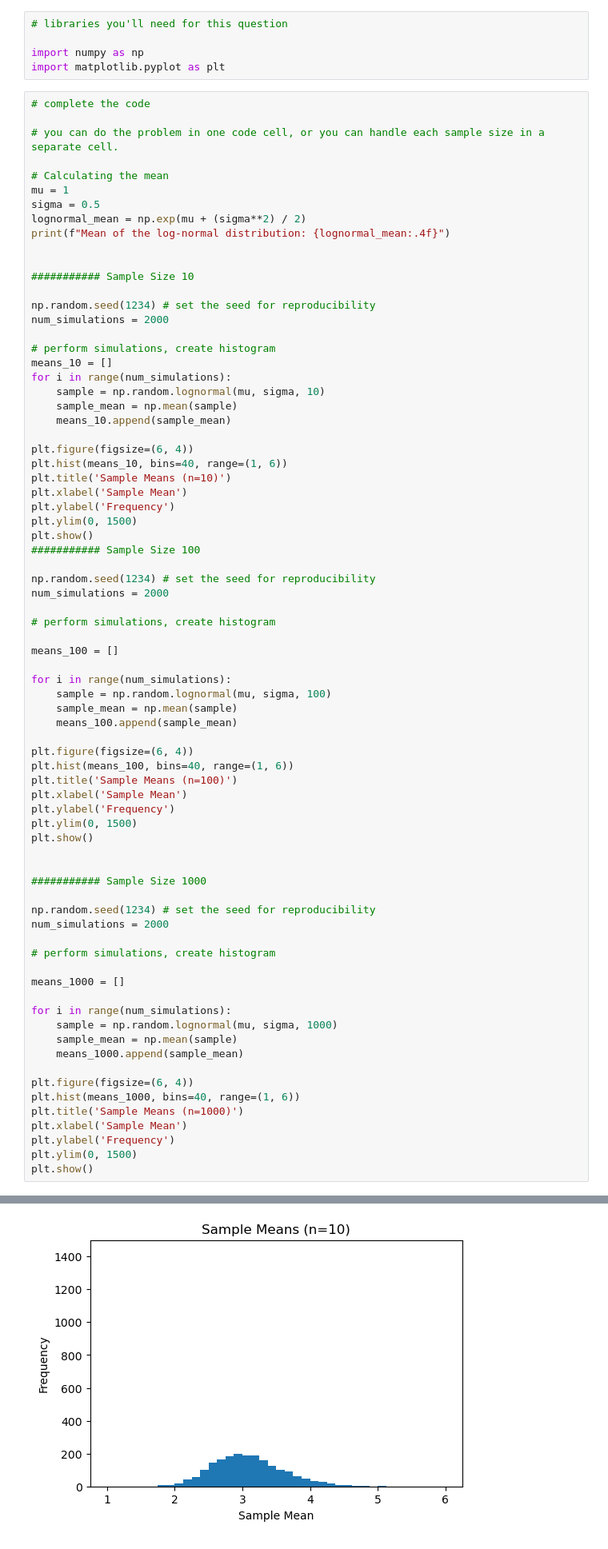
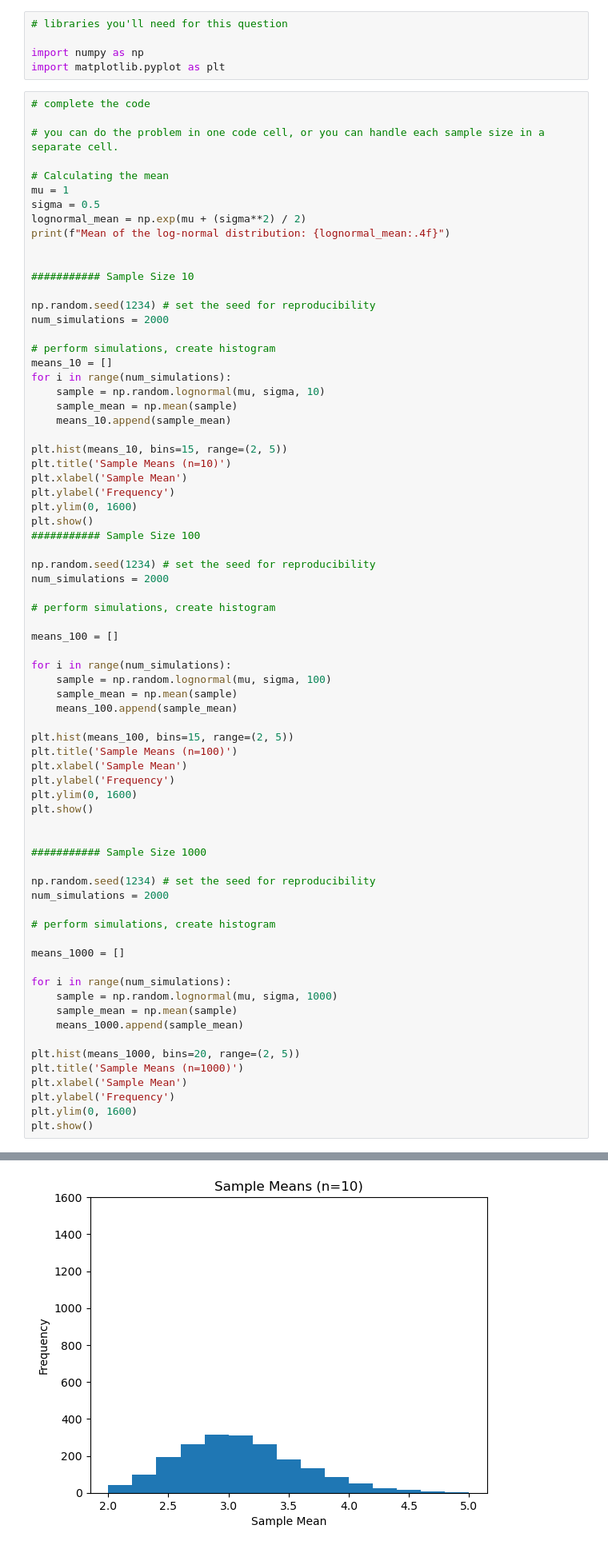
Before and after one commit to AlecAnghel/datasci151spring2026, a Jupyter notebook: _assignments/assignment_5/Assignment5.ipynb, the cells around one changed output, grey strips where cells are left out. Shown at 80% size. Saved outputs shown, nothing was run; the diff lists cells and outputs as text.

```diff
--- a/_assignments/assignment_5/Assignment5.ipynb
+++ b/_assignments/assignment_5/Assignment5.ipynb
@@ -71,12 +71,11 @@ for i in range(num_simulations):
     sample_mean = np.mean(sample)
     means_10.append(sample_mean)
 
-plt.figure(figsize=(6, 4))
-plt.hist(means_10, bins=40, range=(1, 6))
+plt.hist(means_10, bins=15, range=(2, 5))
 plt.title('Sample Means (n=10)')
 plt.xlabel('Sample Mean')
 plt.ylabel('Frequency')
-plt.ylim(0, 1500)
+plt.ylim(0, 1600)
 plt.show()
 ########### Sample Size 100
 
@@ -91,37 +90,35 @@ for i in range(num_simulations):
     sample = np.random.lognormal(mu, sigma, 100)
     sample_mean = np.mean(sample)
     means_100.append(sample_mean)
 
-plt.figure(figsize=(6, 4))
-plt.hist(means_100, bins=40, range=(1, 6))
+plt.hist(means_100, bins=15, range=(2, 5))
 plt.title('Sample Means (n=100)')
 plt.xlabel('Sample Mean')
 plt.ylabel('Frequency')
-plt.ylim(0, 1500)
+plt.ylim(0, 1600)
 plt.show()
 
 
 ########### Sample Size 1000
 
 np.random.seed(1234) # set the seed for reproducibility
 num_simulations = 2000
 
 # perform simulations, create histogram
 
 means_1000 = []
 
 for i in range(num_simulations):
     sample = np.random.lognormal(mu, sigma, 1000)
     sample_mean = np.mean(sample)
     means_1000.append(sample_mean)
 
-plt.figure(figsize=(6, 4))
-plt.hist(means_1000, bins=40, range=(1, 6))
+plt.hist(means_1000, bins=20, range=(2, 5))
 plt.title('Sample Means (n=1000)')
 plt.xlabel('Sample Mean')
 plt.ylabel('Frequency')
-plt.ylim(0, 1500)
+plt.ylim(0, 1600)
 plt.show()
 # %% [output]
 Mean of the log-normal distribution: 3.0802
-[figure, old version]
+[figure, new version]
```
Also changed, not shown: parts of 1 cell of this notebook.
